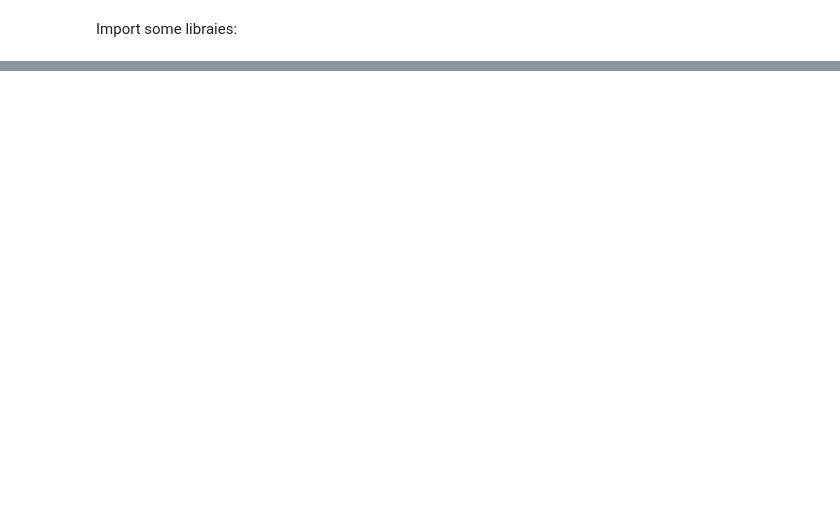
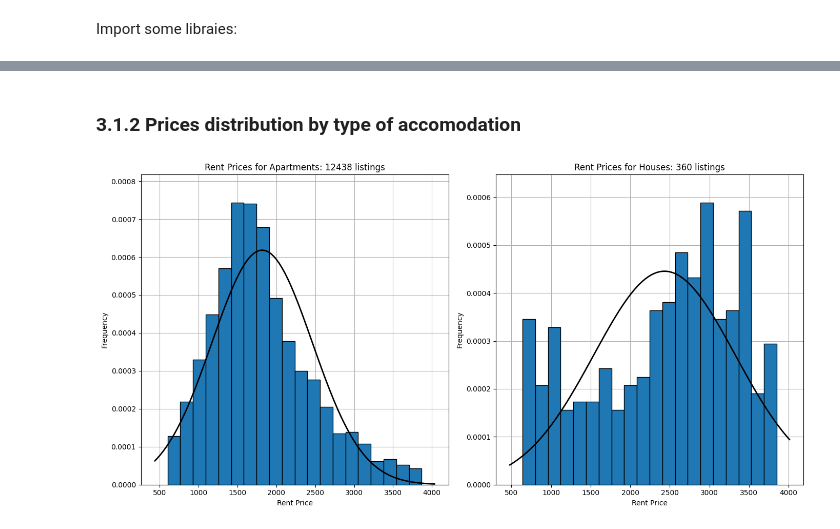
Before and after one commit to grosjeanma/CAS-Applied-Data-Science-2024, a Jupyter notebook: module-6/module_certification/main.ipynb, the cells around one changed output, grey strips where cells are left out. Saved outputs shown, nothing was run; the diff lists cells and outputs as text; code cells hidden in the pictures; blank space fills up the shorter version.

```diff
--- a/module-6/module_certification/main.ipynb
+++ b/module-6/module_certification/main.ipynb
@@ -400,0 +735,45 @@ KeyboardInterrupt:
+# %% [markdown]
+### 3.1.2 Prices distribution by type of accomodation
+# %%
+# Filter the cleaned DataFrame for apartments and houses
+df_apartments = df[df["type"] == "Apartment"]
+df_houses = df[df["type"] == "House"]
+
+# Create a figure with two subplots (histograms)
+fig, axes = plt.subplots(1, 2, figsize=(14, 7))
+
+# Histogram for apartments
+axes[0].grid(True, zorder=0)
+axes[0].set_title(f'Rent Prices for Apartments: {len(df_apartments)} listings')
+axes[0].set_xlabel('Rent Price')
+axes[0].set_ylabel('Frequency')
+n, bins, patches = axes[0].hist(df_apartments["rent"], bins=20, edgecolor='black', zorder=10, density=True)
+
+# Fit a normal distribution to the data
+mu, std = norm.fit(df_apartments["rent"])
+xmin, xmax = axes[0].get_xlim()
+x = np.linspace(xmin, xmax, 100)
+p = norm.pdf(x, mu, std)
+axes[0].plot(x, p, 'k', linewidth=2, zorder=15)
+axes[0].set_ylim(0, max(n) * 1.1)
+
+# Histogram for houses
+axes[1].grid(True, zorder=0)
+axes[1].set_title(f'Rent Prices for Houses: {len(df_houses)} listings')
+axes[1].set_xlabel('Rent Price')
+axes[1].set_ylabel('Frequency')
+n, bins, patches = axes[1].hist(df_houses["rent"], bins=20, edgecolor='black', zorder=10, density=True)
+
+# Fit a normal distribution to the data
+mu, std = norm.fit(df_houses["rent"])
+xmin, xmax = axes[1].get_xlim()
+x = np.linspace(xmin, xmax, 100)
+p = norm.pdf(x, mu, std)
+axes[1].plot(x, p, 'k', linewidth=2, zorder=15)
+axes[1].set_ylim(0, max(n) * 1.1)
+
+# Display the plot
+plt.tight_layout()
+plt.show()
+# %% [output]
+[figure, added]
```
Also changed, not shown: parts of 59 cells of this notebook, 3 other files.
